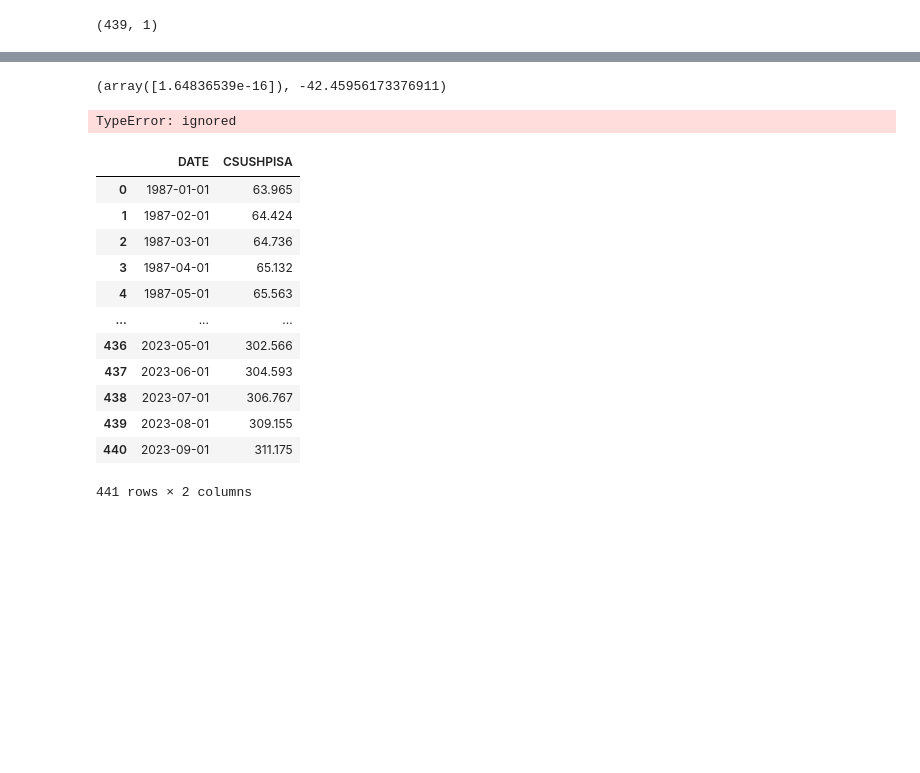
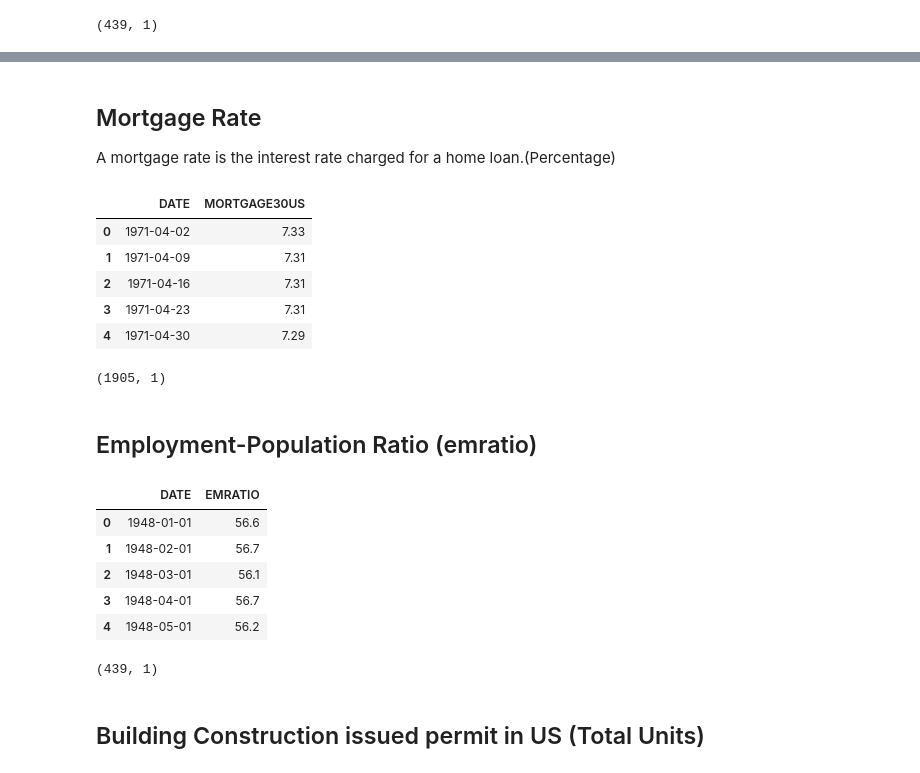
Before and after one commit to visha2000/Airbnb_analysis, a Jupyter notebook: US_Sales_house_price_predication.ipynb, the cells around one changed output, grey strips where cells are left out. Cells and saved outputs as stored; diff of their text form; code cells hidden in the pictures; blank space fills up the shorter version.

```diff
--- a/US_Sales_house_price_predication.ipynb
+++ b/US_Sales_house_price_predication.ipynb
@@ -189,24 +186,14 @@ LinearRegression()
-# %%
-model.coef_ , model.intercept_
-# %% [output]
-(array([1.64836539e-16]), -42.45956173376911)
-# %%
-model.predict[]
-# %% [output]
-TypeError: ignored
-# %%
-data
-# %% [output]
-|  | DATE | CSUSHPISA |
-| 0 | 1987-01-01 | 63.965 |
-| 1 | 1987-02-01 | 64.424 |
-| 2 | 1987-03-01 | 64.736 |
-| 3 | 1987-04-01 | 65.132 |
-| 4 | 1987-05-01 | 65.563 |
-| ... | ... | ... |
-| 436 | 2023-05-01 | 302.566 |
-| 437 | 2023-06-01 | 304.593 |
-| 438 | 2023-07-01 | 306.767 |
-| 439 | 2023-08-01 | 309.155 |
-| 440 | 2023-09-01 | 311.175 |
-441 rows × 2 columns
+# %% [markdown]
+## Mortgage Rate
+A mortgage rate is the interest rate charged for a home loan.(Percentage)
+# %%
+mortgage =pd.read_csv("MORTGAGE30US.csv")
+# %%
+mortgage.head()
+# %% [output]
+|  | DATE | MORTGAGE30US |
+| 0 | 1971-04-02 | 7.33 |
+| 1 | 1971-04-09 | 7.31 |
+| 2 | 1971-04-16 | 7.31 |
+| 3 | 1971-04-23 | 7.31 |
+| 4 | 1971-04-30 | 7.29 |
@@ -212,0 +207,4 @@ data
+# %%
+mortgage.shape
+# %% [output]
+(1905, 1)
@@ -212,0 +213,2 @@ data
+# %% [markdown]
+## Employment-Population Ratio (emratio)
@@ -212,0 +217,9 @@ data
+# %%
+emratio.head()
+# %% [output]
+|  | DATE | EMRATIO |
+| 0 | 1948-01-01 | 56.6 |
+| 1 | 1948-02-01 | 56.7 |
+| 2 | 1948-03-01 | 56.1 |
+| 3 | 1948-04-01 | 56.7 |
+| 4 | 1948-05-01 | 56.2 |
@@ -212,0 +233,4 @@ data
+# %%
+emratio.shape
+# %% [output]
+(439, 1)
@@ -212,0 +239,2 @@ data
+# %% [markdown]
+## Building Construction issued permit in US (Total Units)
```
Also changed, not shown: parts of 12 cells of this notebook.
